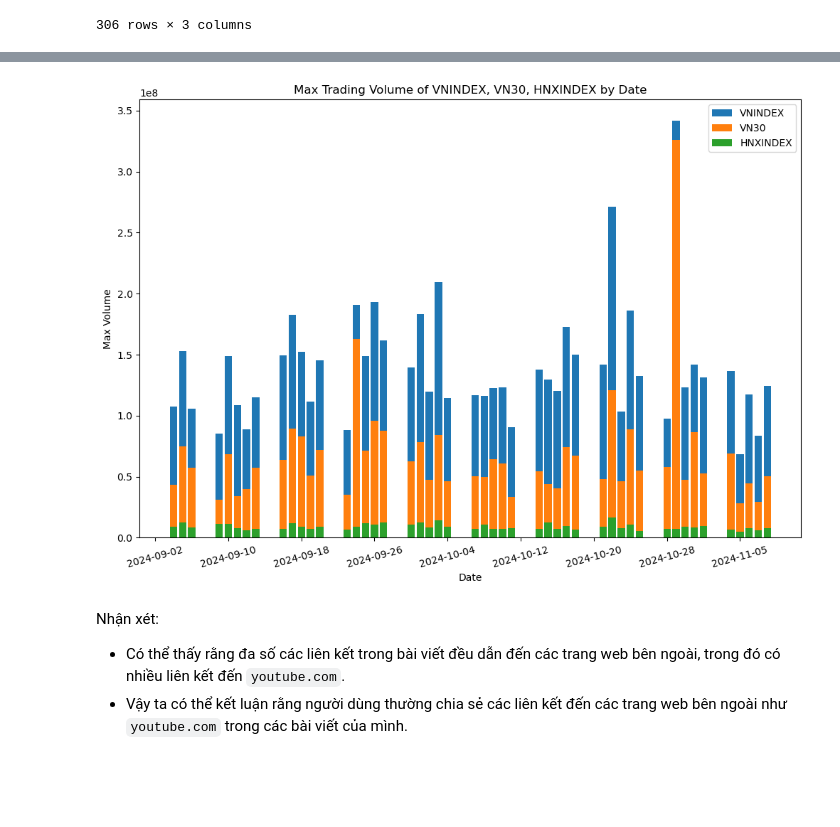
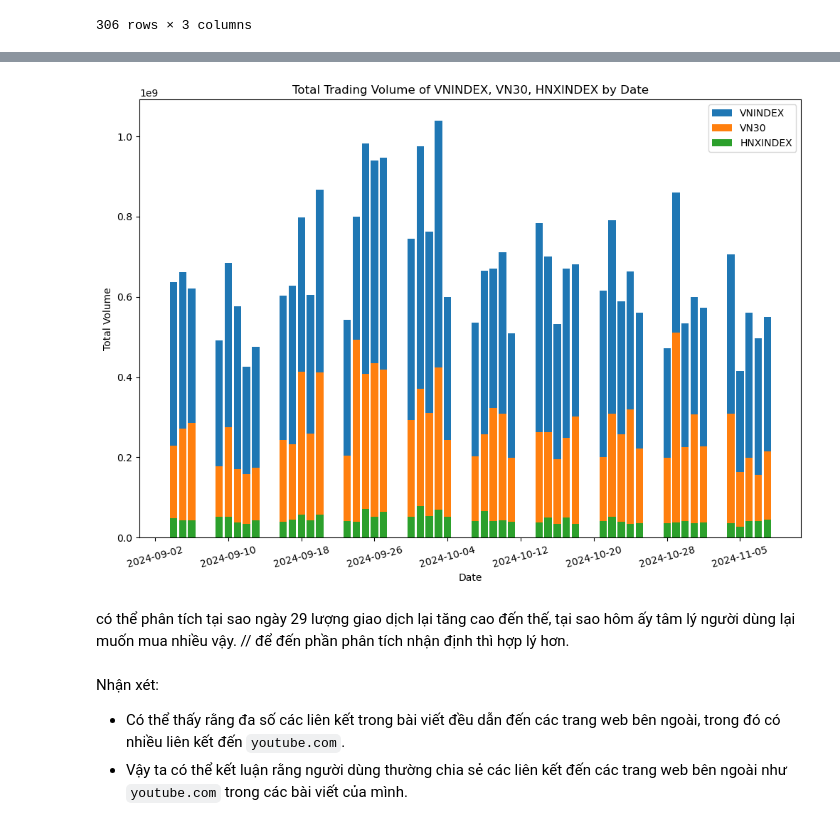
Before and after one commit to Legend0fHell/ait2006-data-processing-final, a Jupyter notebook: article_analyze.ipynb, the cells around one changed output, grey strips where cells are left out. Cells and saved outputs as stored; diff of their text form; code cells hidden in the pictures; blank space fills up the shorter version.

```diff
--- a/article_analyze.ipynb
+++ b/article_analyze.ipynb
@@ -268,17 +268,17 @@ hnxindex_prices['time'] = pd.to_datetime(hnxindex_prices['time'], format='%Y-%m-
 vnindex_prices['time'] = pd.to_datetime(vnindex_prices['time'], format='%Y-%m-%d %H:%M:%S')
 # %%
 # Tạo dataframe mới chứa ngày và giá trị lớn nhất của volume của VN30, VNINDEX, HNXINDEX
-max_volume_by_date_vn30 = vn30_prices.groupby(vn30_prices['time'].dt.date)['volume'].max().reset_index()
-max_volume_by_date_vnindex = vnindex_prices.groupby(vnindex_prices['time'].dt.date)['volume'].max().reset_index()
-max_volume_by_date_hnxindex = hnxindex_prices.groupby(hnxindex_prices['time'].dt.date)['volume'].max().reset_index()
+total_volume_by_date_vn30 = vn30_prices.groupby(vn30_prices['time'].dt.date)['volume'].sum().reset_index()
+total_volume_by_date_vnindex = vnindex_prices.groupby(vnindex_prices['time'].dt.date)['volume'].sum().reset_index()
+total_volume_by_date_hnxindex = hnxindex_prices.groupby(hnxindex_prices['time'].dt.date)['volume'].sum().reset_index()
 
 # Đổi tên các cột cho dễ hiểu
-max_volume_by_date_vn30.columns = ['date', 'max_volume_vn30']
-max_volume_by_date_vnindex.columns = ['date', 'max_volume_vnindex']
-max_volume_by_date_hnxindex.columns = ['date', 'max_volume_hnxindex']
+total_volume_by_date_vn30.columns = ['date', 'max_volume_vn30']
+total_volume_by_date_vnindex.columns = ['date', 'max_volume_vnindex']
+total_volume_by_date_hnxindex.columns = ['date', 'max_volume_hnxindex']
 
 # Gộp các dataframe lại với nhau
-max_volume_by_date_all = max_volume_by_date_vn30.merge(max_volume_by_date_vnindex, on='date').merge(max_volume_by_date_hnxindex, on='date')
+total_volume_by_date_all = total_volume_by_date_vn30.merge(total_volume_by_date_vnindex, on='date').merge(total_volume_by_date_hnxindex, on='date')
 
-print(max_volume_by_date_all)
+total_volume_by_date_all
 # %% [output]
@@ -302,20 +302,22 @@ print(max_volume_by_date_all)
 # %%
 # Tạo column chart thể hiện max_volume_by_date của thị trường VNINDEX, VN30, HNXINDEX theo ngày
 plt.figure(figsize=(12, 8))
-plt.bar(max_volume_by_date_all['date'], max_volume_by_date_all['max_volume_vnindex'], label='VNINDEX')
-plt.bar(max_volume_by_date_all['date'], max_volume_by_date_all['max_volume_vn30'], label='VN30')
-plt.bar(max_volume_by_date_all['date'], max_volume_by_date_all['max_volume_hnxindex'], label='HNXINDEX')
-plt.title('Max Trading Volume of VNINDEX, VN30, HNXINDEX by Date')
+plt.bar(total_volume_by_date_all['date'], total_volume_by_date_all['max_volume_vnindex'], label='VNINDEX')
+plt.bar(total_volume_by_date_all['date'], total_volume_by_date_all['max_volume_vn30'], label='VN30')
+plt.bar(total_volume_by_date_all['date'], total_volume_by_date_all['max_volume_hnxindex'], label='HNXINDEX')
+plt.title('Total Trading Volume of VNINDEX, VN30, HNXINDEX by Date')
 plt.xlabel('Date')
-plt.ylabel('Max Volume')
+plt.ylabel('Total Volume')
 plt.legend()
 
 plt.xticks(rotation=15)
 plt.gca().xaxis.set_major_locator(plt.MaxNLocator(10))
 
 plt.show()
 # %% [output]
-[figure, old version]
+[figure, new version]
+# %% [markdown]
+có thể phân tích tại sao ngày 29 lượng giao dịch lại tăng cao đến thế, tại sao hôm ấy tâm lý người dùng lại muốn mua nhiều vậy. // để đến phần phân tích nhận định thì hợp lý hơn.
 # %% [markdown]
 Nhận xét:
 - Có thể thấy rằng đa số các liên kết trong bài viết đều dẫn đến các trang web bên ngoài, trong đó có nhiều liên kết đến `youtube.com`.
```
Also changed, not shown: parts of 15 cells of this notebook.
